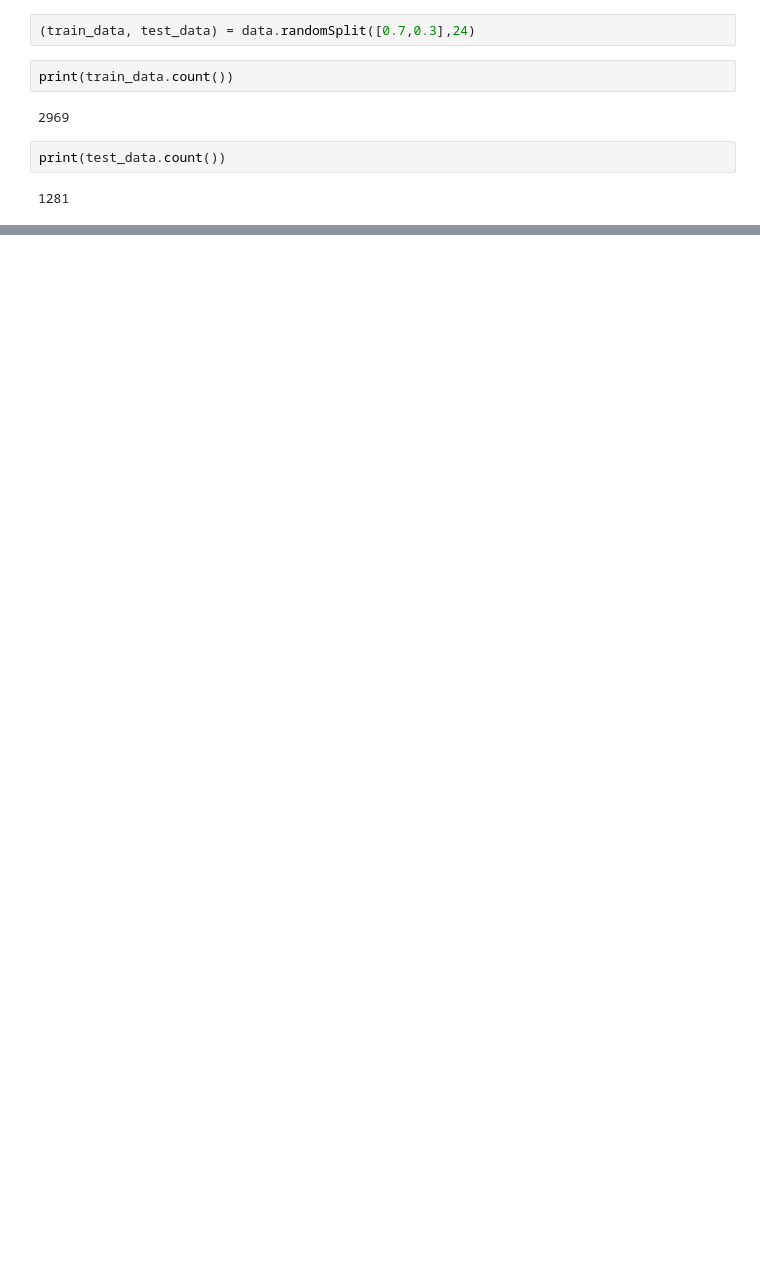
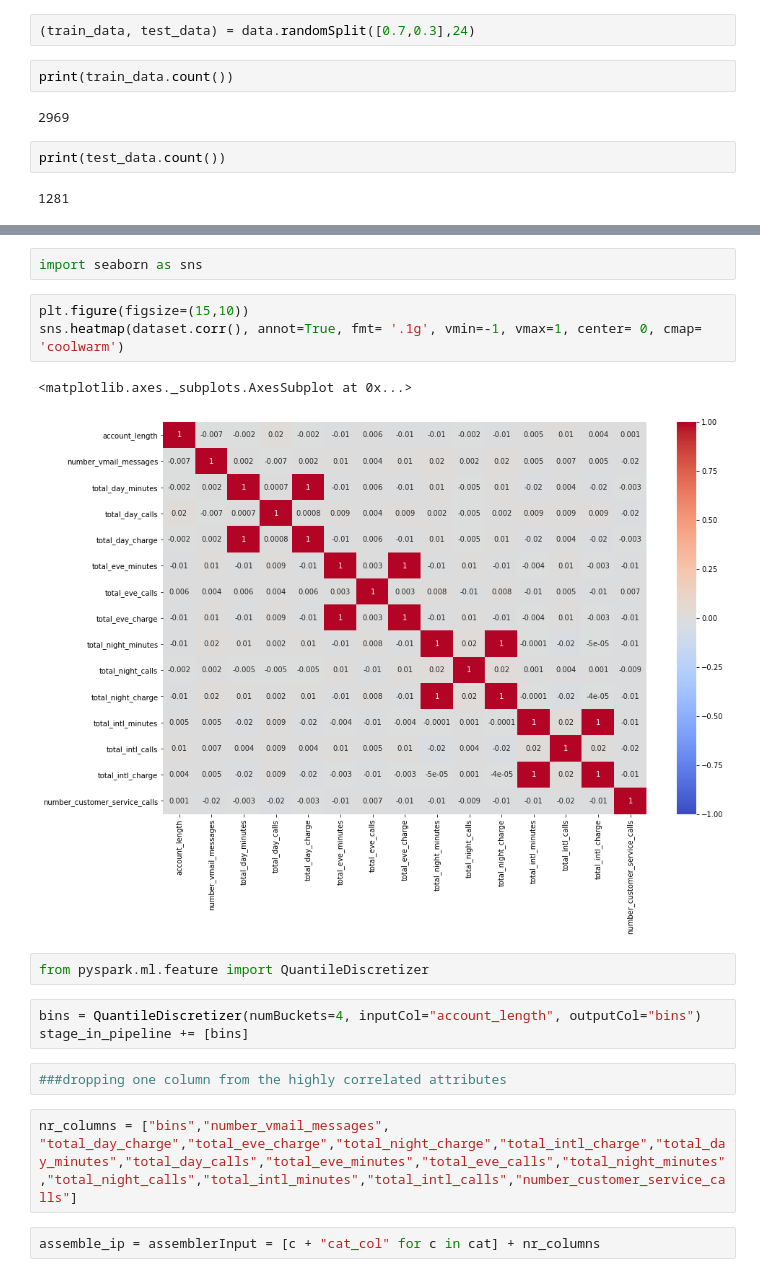
Before and after one commit to darshan-analytics/CustomerChurnAnalysisUsingSparkETL-KaggleCompetition-, a Jupyter notebook: CustomerChurnAnalysisUsingSparkETL(KaggleCompetition).ipynb, the cells around one changed output, grey strips where cells are left out. Saved outputs shown, nothing was run; the diff lists cells and outputs as text; blank space fills up the shorter version.

```diff
--- a/CustomerChurnAnalysisUsingSparkETL(KaggleCompetition).ipynb
+++ b/CustomerChurnAnalysisUsingSparkETL(KaggleCompetition).ipynb
@@ -426,0 +464,19 @@ for each_cat in cat:
+# %%
+import seaborn as sns
+# %%
+plt.figure(figsize=(15,10))
+sns.heatmap(dataset.corr(), annot=True, fmt= '.1g', vmin=-1, vmax=1, center= 0, cmap= 'coolwarm')
+# %% [output]
+<matplotlib.axes._subplots.AxesSubplot at 0x...>
+[figure, added]
+# %%
+from pyspark.ml.feature import QuantileDiscretizer
+# %%
+bins = QuantileDiscretizer(numBuckets=4, inputCol="account_length", outputCol="bins")
+stage_in_pipeline += [bins]
+# %%
+###dropping one column from the highly correlated attributes
+# %%
+nr_columns = ["bins","number_vmail_messages", "total_day_charge","total_eve_charge","total_night_charge","total_intl_charge","total_day_minutes","total_day_calls","total_eve_minutes","total_eve_calls","total_night_minutes","total_night_calls","total_intl_minutes","total_intl_calls","number_customer_service_calls"]
+# %%
+assemble_ip = assemblerInput = [c + "cat_col" for c in cat] + nr_columns
```
Also changed, not shown: parts of 25 cells of this notebook.
